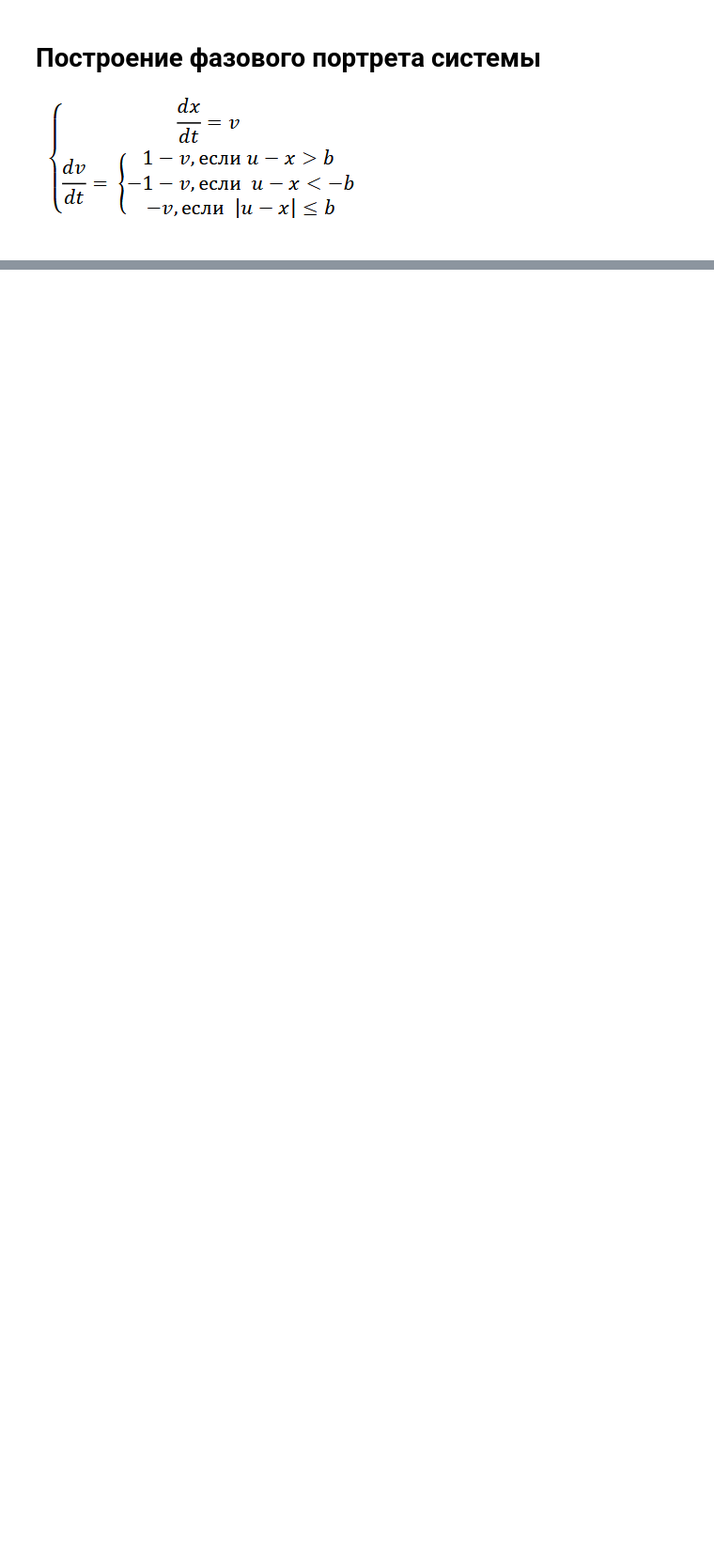
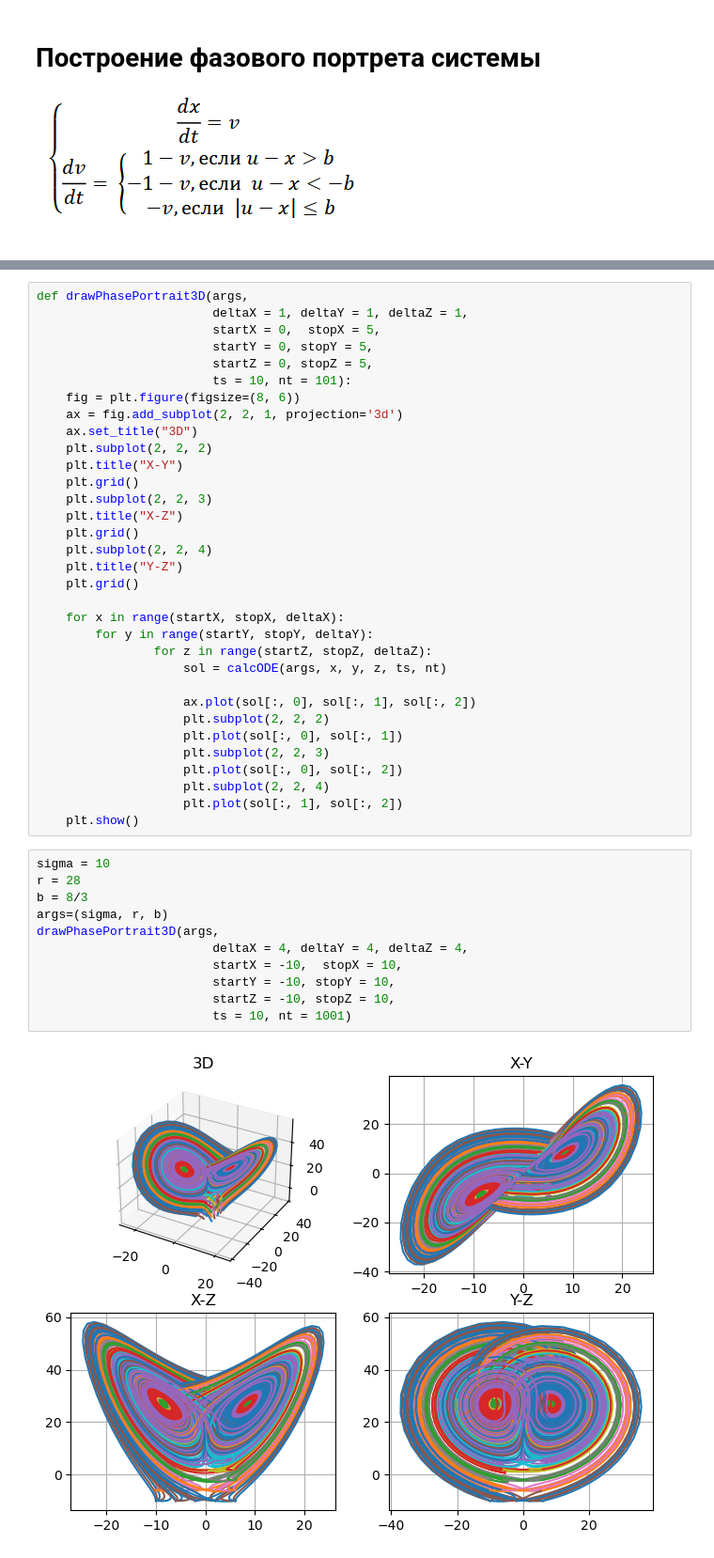
Before and after one commit to Filip-GG/TAU, a Jupyter notebook: 4/main.ipynb, the cells around one changed output, grey strips where cells are left out. Shown at 94% size. Cells and saved outputs as stored; diff of their text form; blank space fills up the shorter version.

```diff
--- a/4/main.ipynb
+++ b/4/main.ipynb
@@ -90,0 +135,46 @@ def ode(Y, t, b):
+# %%
+def drawPhasePortrait3D(args,
+                        deltaX = 1, deltaY = 1, deltaZ = 1,
+                        startX = 0,  stopX = 5,
+                        startY = 0, stopY = 5,
+                        startZ = 0, stopZ = 5,
+                        ts = 10, nt = 101):
+    fig = plt.figure(figsize=(8, 6))
+    ax = fig.add_subplot(2, 2, 1, projection='3d')
+    ax.set_title("3D")
+    plt.subplot(2, 2, 2)
+    plt.title("X-Y")
+    plt.grid()
+    plt.subplot(2, 2, 3)
+    plt.title("X-Z")
+    plt.grid()
+    plt.subplot(2, 2, 4)
+    plt.title("Y-Z")
+    plt.grid()
+
+    for x in range(startX, stopX, deltaX):
+        for y in range(startY, stopY, deltaY):
+                for z in range(startZ, stopZ, deltaZ):
+                    sol = calcODE(args, x, y, z, ts, nt)
+
+                    ax.plot(sol[:, 0], sol[:, 1], sol[:, 2])
+                    plt.subplot(2, 2, 2)
+                    plt.plot(sol[:, 0], sol[:, 1])
+                    plt.subplot(2, 2, 3)
+                    plt.plot(sol[:, 0], sol[:, 2])
+                    plt.subplot(2, 2, 4)
+                    plt.plot(sol[:, 1], sol[:, 2])
+    plt.show()
+# %%
+sigma = 10
+r = 28
+b = 8/3
+args=(sigma, r, b)
+drawPhasePortrait3D(args,
+                        deltaX = 4, deltaY = 4, deltaZ = 4,
+                        startX = -10,  stopX = 10,
+                        startY = -10, stopY = 10,
+                        startZ = -10, stopZ = 10,
+                        ts = 10, nt = 1001)
+# %% [output]
+[figure, added]
```
Also changed, not shown: parts of 15 cells of this notebook.
